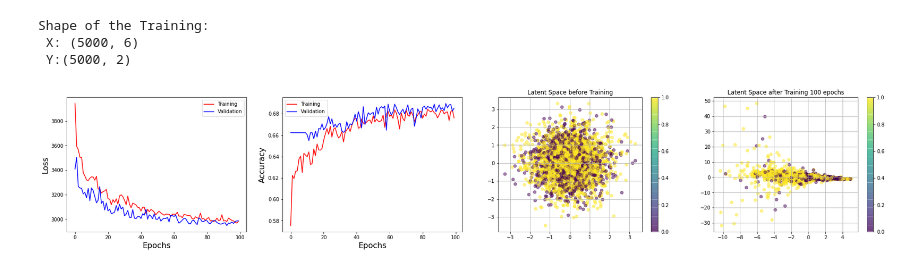
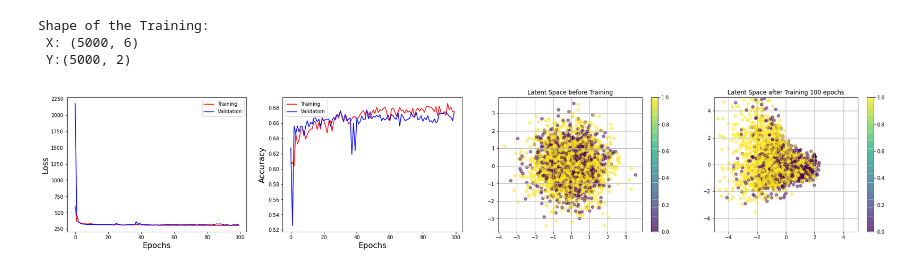
Before and after one commit to nahumsa/Entanglement-VAE, a Jupyter notebook: VAE Entanglement Witness.ipynb, the cells around one changed output. Cells and saved outputs as stored; diff of their text form; code cells hidden in the pictures.

```diff
--- a/VAE Entanglement Witness.ipynb
+++ b/VAE Entanglement Witness.ipynb
@@ -409,7 +445,7 @@ plt.show()
 ## Uncorrelated Measurements
 # %%
 #Unpacking the training data
-def create_x_without_I(measurement):
+def create_x_with_I(measurement):
   """Create an list with measurements"""
   X = []
   for meas in measurement:
@@ -421,12 +457,12 @@ def create_x_without_I(measurement):
   return X
 
 #Transforming in an np.array
-X_train = np.array(create_x_without_I(measurements_train))
+X_train = np.array(create_x_with_I(measurements_train))
 Y_train = np.array(labels_train)
 #transform into categories
 Y_train_cat = tf.keras.utils.to_categorical(Y_train, num_classes= 2)
 
-X_test = np.array(create_x_without_I(measurements_test))
+X_test = np.array(create_x_with_I(measurements_test))
 Y_test = np.array(labels_test)
 #transform into categories
 Y_test_cat = tf.keras.utils.to_categorical(Y_test, num_classes= 2)
@@ -456,8 +492,8 @@ from Models.ENT_VAE import EntanglementSoftmax
 
 #Parameters
 input_dimension = (X_train.shape[1],)
-encoder_dense = [512,256]
-decoder_dense = [256, 512, 2]
+encoder_dense = [512,256,128,52]
+decoder_dense = [52,128,256, 512, 2]
 batch_norm = True
 dropout = True
 ZDIM = 2
@@ -474,8 +510,8 @@ bvae = EntanglementSoftmax(input_dim = input_dimension
 z_mu_b = bvae.encoder.predict(X_test)
 # %%
 #Compile Parameters (These parameters depend on a fine tuning)
-LEARNING_RATE = 0.0005
-R_LOSS_FACTOR = 5000
+LEARNING_RATE = 0.005
+R_LOSS_FACTOR = 500
 BETA = 1
 bvae.compile(LEARNING_RATE, R_LOSS_FACTOR, BETA)
 
@@ -502,34 +538,38 @@ loss = history.history['loss']
 val_loss = history.history['val_loss']
 accuracy = history.history['acc']
 val_accuracy = history.history['val_acc']
+
+print(f'Accuracy: {val_accuracy[-1]}')
 
 #Epochs
 epochs = np.arange(INITIAL_EPOCH, EPOCHS, 1)
 
 fig, (ax1, ax2, ax3, ax4) = plt.subplots(1, 4, figsize=(30,5))
 
 ax1.plot(epochs, loss, 'r', label='Training')
 ax1.plot(epochs, val_loss, 'b', label='Validation')
 ax1.set_xlabel('Epochs', size=16)
 ax1.set_ylabel('Loss', size=16)
 ax1.legend()
 
 ax2.plot(epochs, accuracy, 'r', label='Training')
 ax2.plot(epochs, val_accuracy, 'b', label='Validation')
 ax2.set_xlabel('Epochs', size=16)
 ax2.set_ylabel('Accuracy', size=16)
 ax2.legend()
 
 ims = ax3.scatter(z_mu_b[:, 0], z_mu_b[:, 1], alpha=0.5, c=Y_test)
 ax3.set_title(f'Latent Space before Training')
 ax3.grid()
 plt.colorbar(ims, ax=ax3)
 
 z_mu = bvae.encoder.predict(X_test)
 ims = ax4.scatter(z_mu[:, 0], z_mu[:, 1], alpha=0.5, c=Y_test)
 ax4.set_title(f'Latent Space after Training {EPOCHS} epochs')
 ax4.grid()
+ax4.set_ylim(-5,5)
+ax4.set_xlim(-5,5)
 plt.colorbar(ims, ax=ax4)
 plt.show()
 # %% [output]
-[figure, old version]
+[figure, new version]
```
Also changed, not shown: parts of 13 cells of this notebook.
